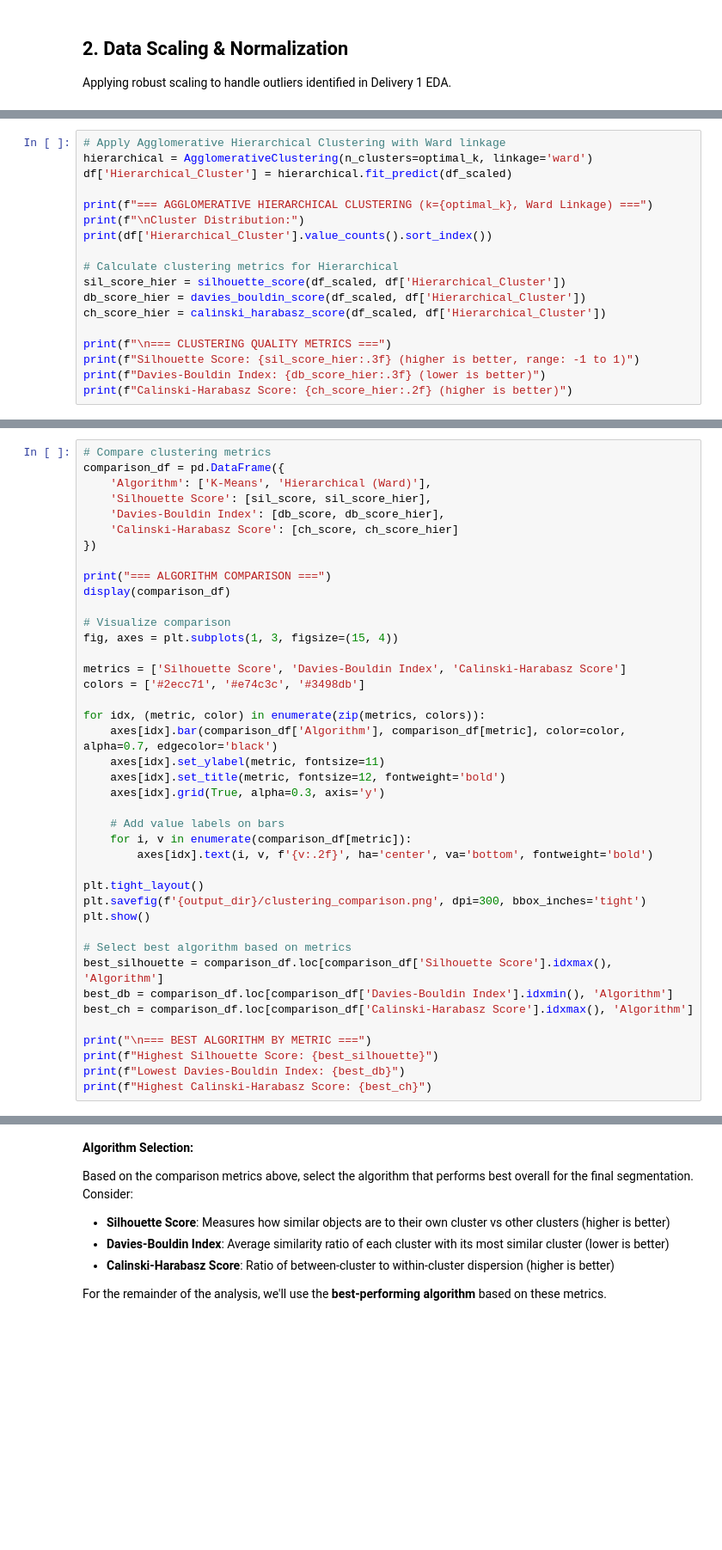
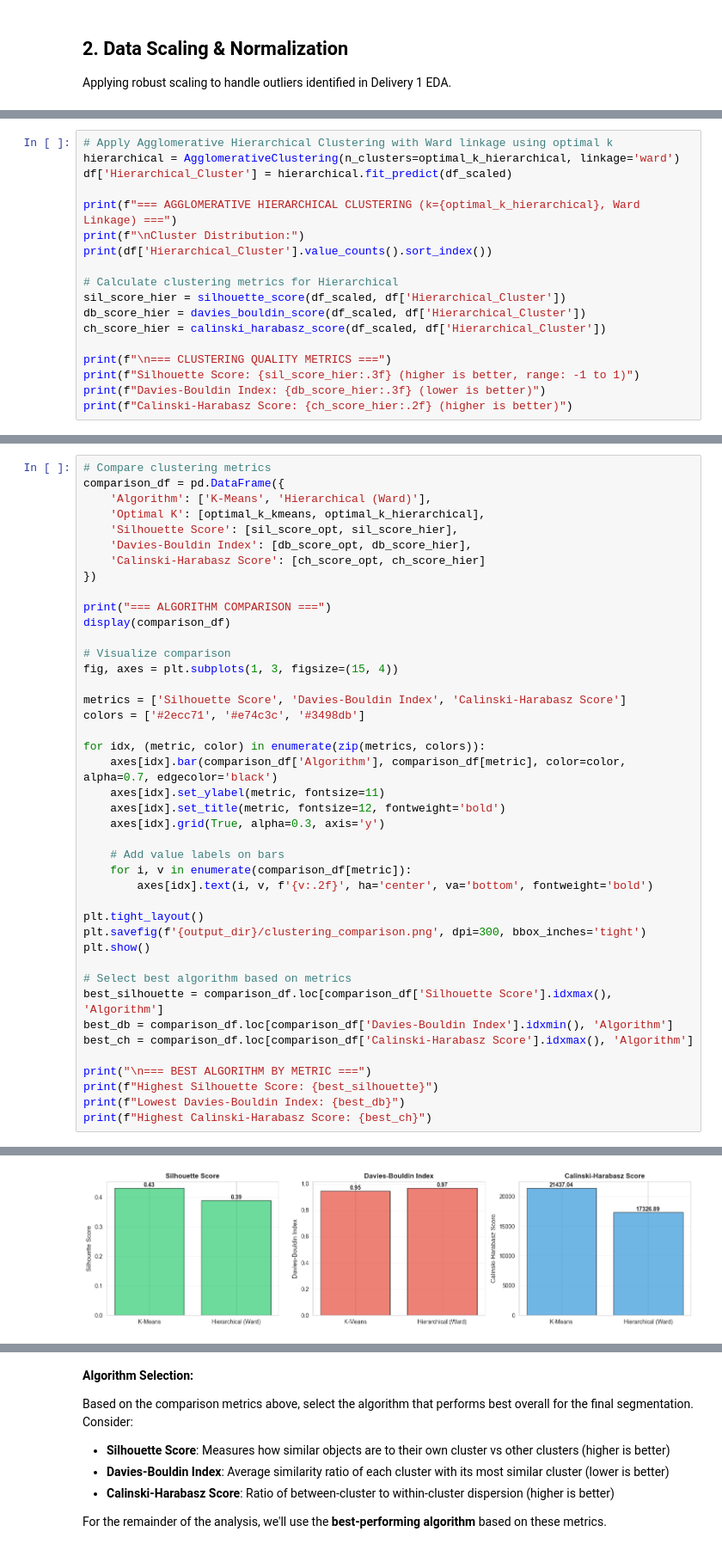
Before and after one commit to Port0goose/Data-Mining-Assignment, a Jupyter notebook: Group68_Clustering_Code.ipynb, the cells around one changed output, grey strips where cells are left out. Shown at 86% size. Drawn from its saved outputs; the diff is of its cells as text; blank space fills up the shorter version.

```diff
--- a/Group68_Clustering_Code.ipynb
+++ b/Group68_Clustering_Code.ipynb
@@ -121,11 +336,11 @@ plt.show()
 
 Applying Hierarchical Clustering with Ward linkage for comparison with K-Means.
 # %%
-# Apply Agglomerative Hierarchical Clustering with Ward linkage
-hierarchical = AgglomerativeClustering(n_clusters=optimal_k, linkage='ward')
+# Apply Agglomerative Hierarchical Clustering with Ward linkage using optimal k
+hierarchical = AgglomerativeClustering(n_clusters=optimal_k_hierarchical, linkage='ward')
 df['Hierarchical_Cluster'] = hierarchical.fit_predict(df_scaled)
 
-print(f"=== AGGLOMERATIVE HIERARCHICAL CLUSTERING (k={optimal_k}, Ward Linkage) ===")
+print(f"=== AGGLOMERATIVE HIERARCHICAL CLUSTERING (k={optimal_k_hierarchical}, Ward Linkage) ===")
 print(f"\nCluster Distribution:")
 print(df['Hierarchical_Cluster'].value_counts().sort_index())
 
@@ -159,9 +391,10 @@ Comparing K-Means and Hierarchical Clustering performance.
 # Compare clustering metrics
 comparison_df = pd.DataFrame({
     'Algorithm': ['K-Means', 'Hierarchical (Ward)'],
-    'Silhouette Score': [sil_score, sil_score_hier],
-    'Davies-Bouldin Index': [db_score, db_score_hier],
-    'Calinski-Harabasz Score': [ch_score, ch_score_hier]
+    'Optimal K': [optimal_k_kmeans, optimal_k_hierarchical],
+    'Silhouette Score': [sil_score_opt, sil_score_hier],
+    'Davies-Bouldin Index': [db_score_opt, db_score_hier],
+    'Calinski-Harabasz Score': [ch_score_opt, ch_score_hier]
 })
 
 print("=== ALGORITHM COMPARISON ===")
@@ -196,3 +429,4 @@ print("\n=== BEST ALGORITHM BY METRIC ===")
 print(f"Highest Silhouette Score: {best_silhouette}")
 print(f"Lowest Davies-Bouldin Index: {best_db}")
 print(f"Highest Calinski-Harabasz Score: {best_ch}")
+# %% [output]
@@ -198,0 +437 @@ print(f"Highest Calinski-Harabasz Score: {best_ch}")
+[figure, added]
```
Also changed, not shown: parts of 25 cells of this notebook, 4 other files.
